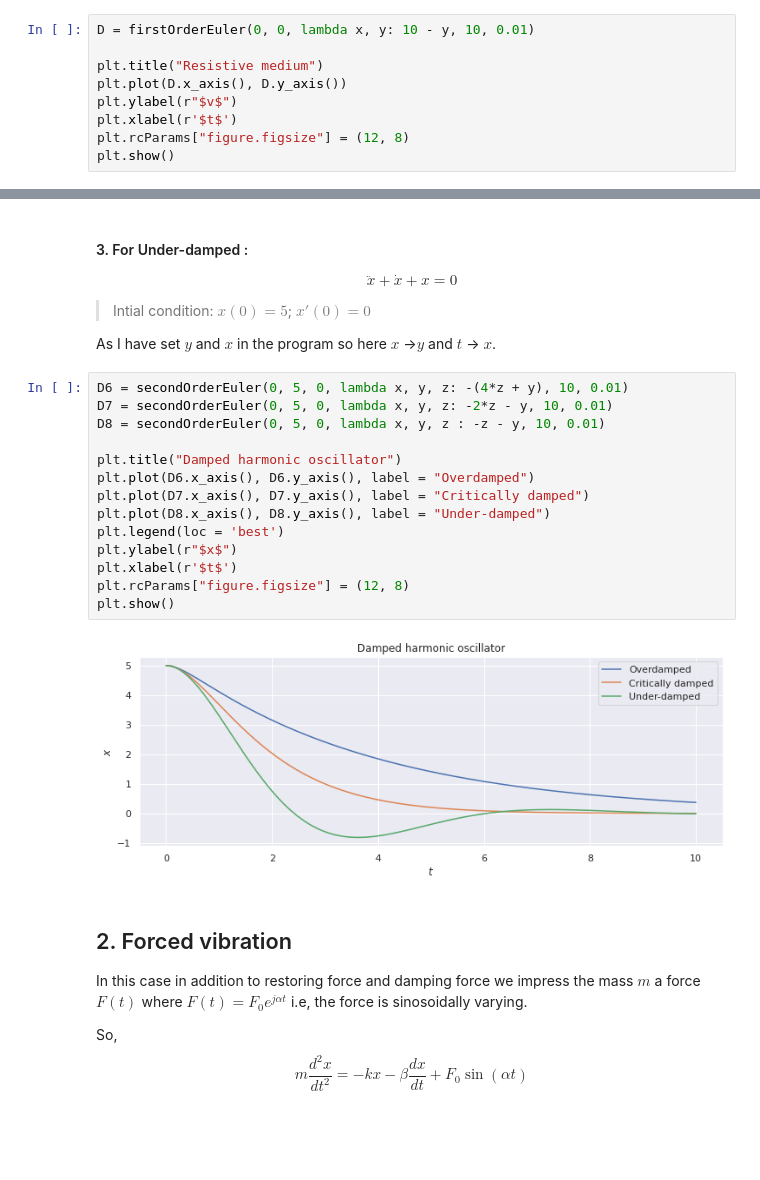
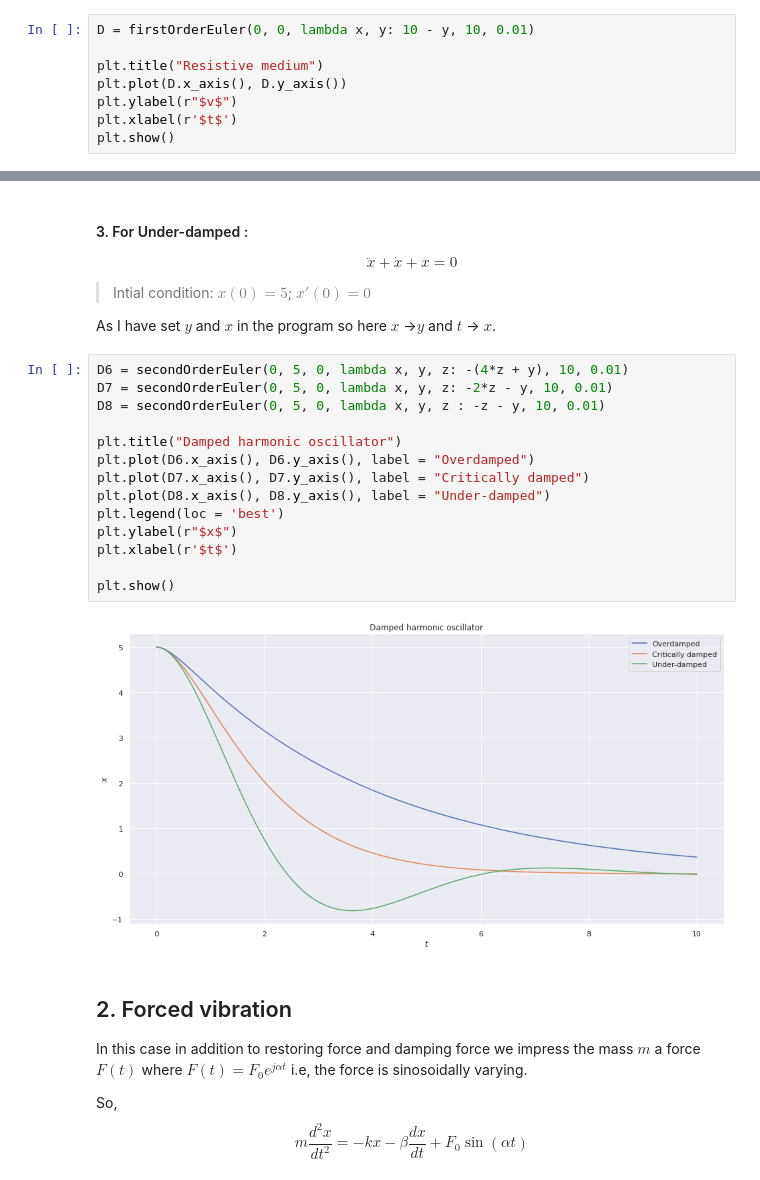
Before and after one commit to Souvik-0612/Diffarential-equation, a Jupyter notebook: ODE.ipynb, the cells around one changed output, grey strips where cells are left out. Saved outputs shown, nothing was run; the diff lists cells and outputs as text; blank space fills up the shorter version.

```diff
--- a/ODE.ipynb
+++ b/ODE.ipynb
@@ -96,6 +96,5 @@ plt.title("Resistive medium")
 plt.plot(D.x_axis(), D.y_axis())
 plt.ylabel(r"$v$")
 plt.xlabel(r'$t$')
-plt.rcParams["figure.figsize"] = (12, 8)
 plt.show()
 # %% [output]
@@ -256,19 +255,19 @@ As I have set $y$ and $x$ in the program so here $x$ ->$y$ and $t$ -> $x$.
 # %%
 D6 = secondOrderEuler(0, 5, 0, lambda x, y, z: -(4*z + y), 10, 0.01)
 D7 = secondOrderEuler(0, 5, 0, lambda x, y, z: -2*z - y, 10, 0.01)
 D8 = secondOrderEuler(0, 5, 0, lambda x, y, z : -z - y, 10, 0.01)
 
 plt.title("Damped harmonic oscillator")
 plt.plot(D6.x_axis(), D6.y_axis(), label = "Overdamped")
 plt.plot(D7.x_axis(), D7.y_axis(), label = "Critically damped")
 plt.plot(D8.x_axis(), D8.y_axis(), label = "Under-damped")
 plt.legend(loc = 'best')
 plt.ylabel(r"$x$")
 plt.xlabel(r'$t$')
-plt.rcParams["figure.figsize"] = (12, 8)
+
 plt.show()
 # %% [output]
-[figure, old version]
+[figure, new version]
 # %% [markdown]
 ## 2. Forced vibration
 
```
Also changed, not shown: parts of 6 cells of this notebook.
